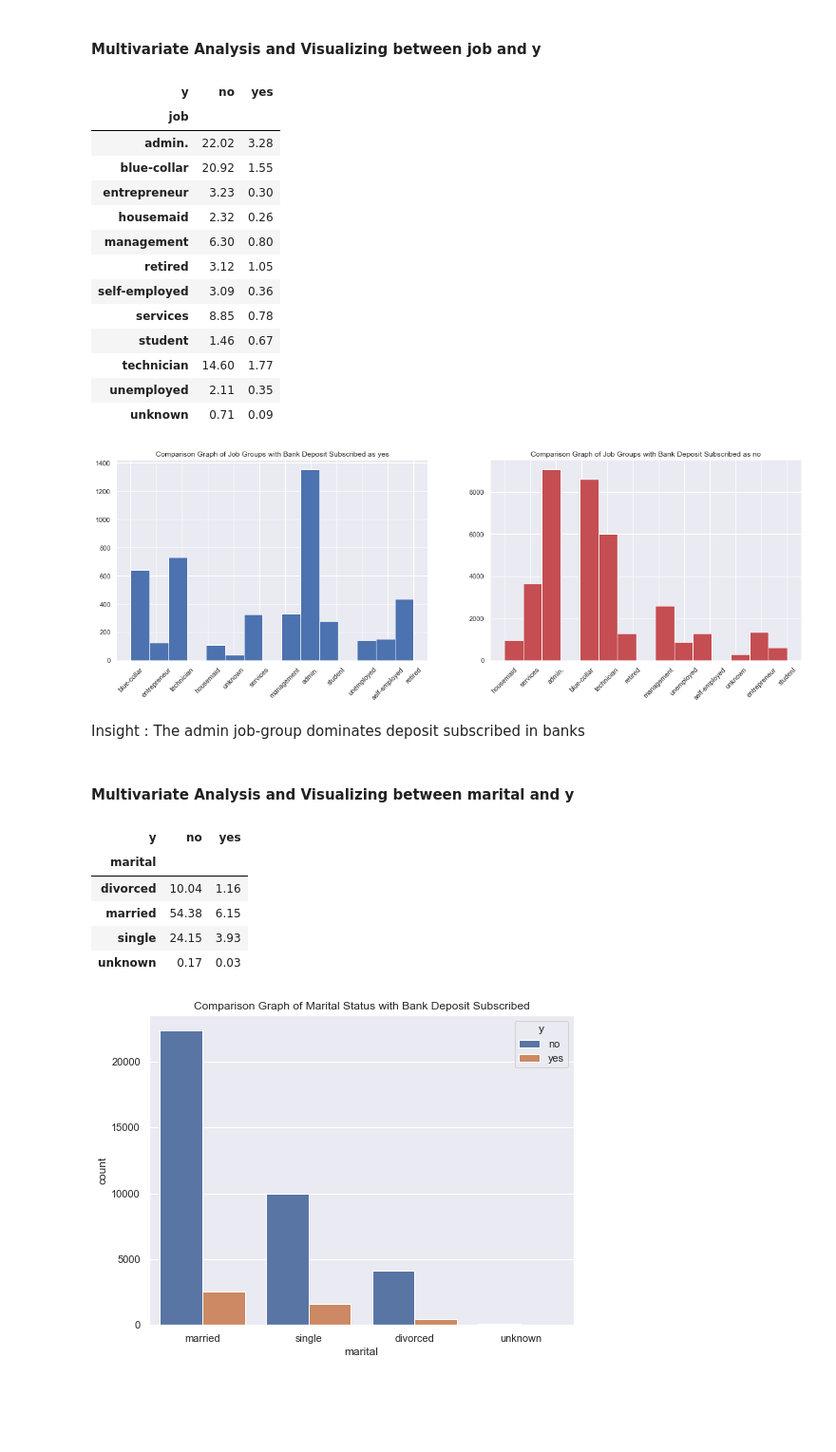
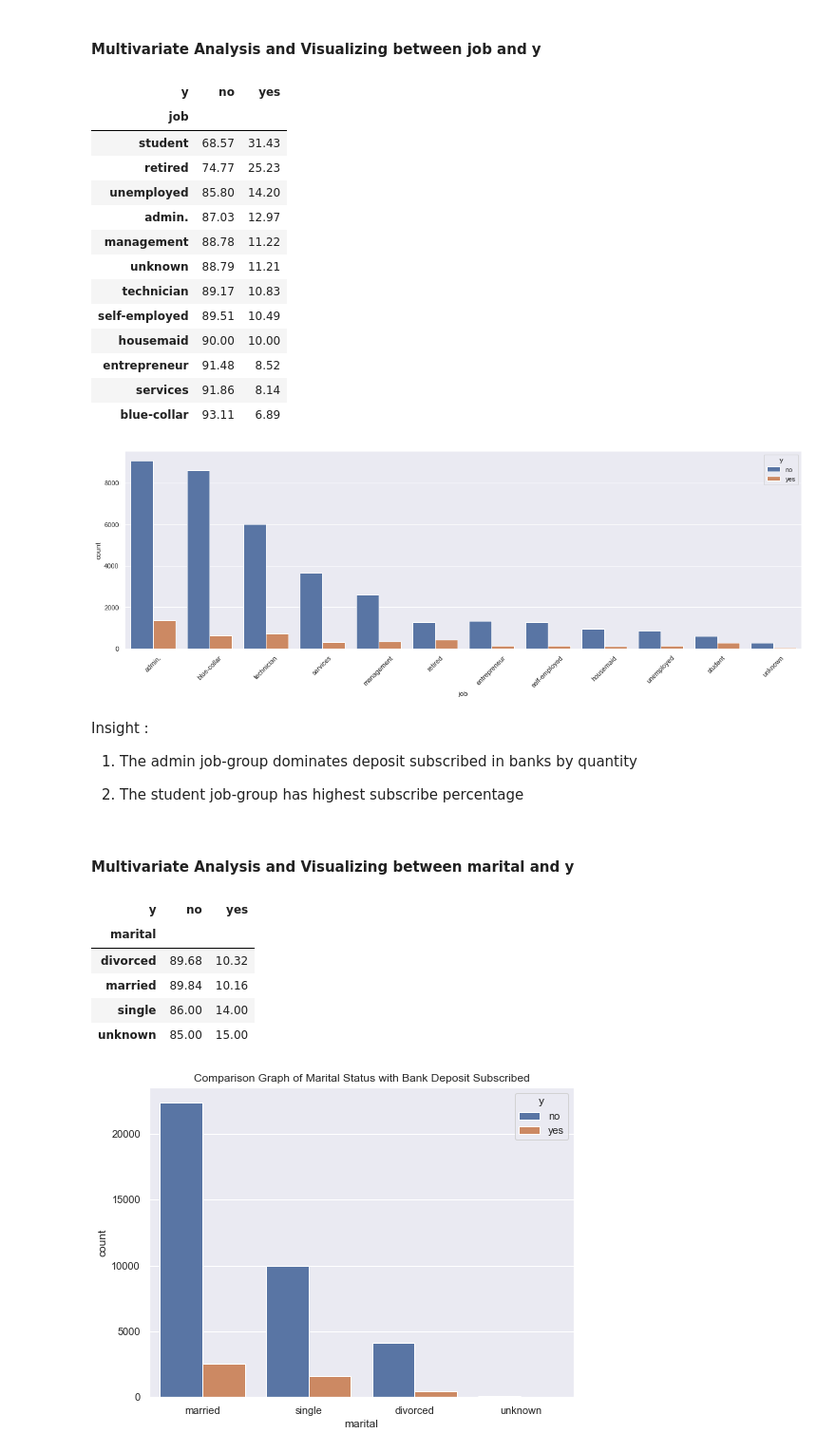
Before and after one commit to abdullahayas123/Tes-Model-Marketing-Scipy, a Jupyter notebook: 3 - EDA.ipynb, the cells around one changed output. Shown at 95% size. Saved outputs shown, nothing was run; the diff lists cells and outputs as text; code cells hidden in the pictures; blank space fills up the shorter version.

```diff
--- a/3 - EDA.ipynb
+++ b/3 - EDA.ipynb
@@ -829,48 +814,47 @@ Insight : The adult group dominates deposit subscribed in banks
 # %% [markdown]
 #### Multivariate Analysis and Visualizing between job and y
 # %%
-(pd.crosstab(index = df['job'], columns = df['y'], normalize = 'all')*100).round(2)
+(pd.crosstab(index = df['job'], columns = df['y'], normalize = 'index')*100).round(2).sort_values(by='yes', ascending=False)
 # %% [output]
 | y | no | yes |
 | job |  |  |
-| admin. | 22.02 | 3.28 |
-| blue-collar | 20.92 | 1.55 |
-| entrepreneur | 3.23 | 0.30 |
-| housemaid | 2.32 | 0.26 |
-| management | 6.30 | 0.80 |
-| retired | 3.12 | 1.05 |
-| self-employed | 3.09 | 0.36 |
-| services | 8.85 | 0.78 |
-| student | 1.46 | 0.67 |
-| technician | 14.60 | 1.77 |
-| unemployed | 2.11 | 0.35 |
-| unknown | 0.71 | 0.09 |
+| student | 68.57 | 31.43 |
+| retired | 74.77 | 25.23 |
+| unemployed | 85.80 | 14.20 |
+| admin. | 87.03 | 12.97 |
+| management | 88.78 | 11.22 |
+| unknown | 88.79 | 11.21 |
+| technician | 89.17 | 10.83 |
+| self-employed | 89.51 | 10.49 |
+| housemaid | 90.00 | 10.00 |
+| entrepreneur | 91.48 | 8.52 |
+| services | 91.86 | 8.14 |
+| blue-collar | 93.11 | 6.89 |
 # %%
 plt.figure(figsize = (20,6))
-plt.subplot(1,2,1)
-plt.hist(x = df[df['y']=='yes']['job'],bins=15)
-plt.title('Comparison Graph of Job Groups with Bank Deposit Subscribed as yes')
-plt.xticks(rotation=45)
-plt.subplot(1,2,2)
-plt.hist(x = df[df['y']=='no']['job'],color='r',bins=15)
-plt.title('Comparison Graph of Job Groups with Bank Deposit Subscribed as no')
+sns.countplot(x = 'job', data = df , hue = 'y', order=df['job'].value_counts().index)
+plt.title('Comparison Graph of Job with Bank Deposit Subscribed')
 plt.xticks(rotation=45)
 plt.show()
 # %% [output]
-[figure, old version]
+[figure, new version]
 # %% [markdown]
-Insight : The admin job-group dominates deposit subscribed in banks
+Insight :
+
+1. The admin job-group dominates deposit subscribed in banks by quantity
+
+2. The student job-group has highest subscribe percentage
 # %% [markdown]
 #### Multivariate Analysis and Visualizing between marital and y
 # %%
-(pd.crosstab(index = df['marital'], columns = df['y'], normalize = 'all')*100).round(2)
+(pd.crosstab(index = df['marital'], columns = df['y'], normalize = 'index')*100).round(2)
 # %% [output]
 | y | no | yes |
 | marital |  |  |
-| divorced | 10.04 | 1.16 |
-| married | 54.38 | 6.15 |
-| single | 24.15 | 3.93 |
-| unknown | 0.17 | 0.03 |
+| divorced | 89.68 | 10.32 |
+| married | 89.84 | 10.16 |
+| single | 86.00 | 14.00 |
+| unknown | 85.00 | 15.00 |
 # %%
 plt.figure(figsize = (8,6))
 sns.countplot(x = 'marital', data = df , hue = 'y')
```
Also changed, not shown: parts of 31 cells of this notebook, 5 other files.
